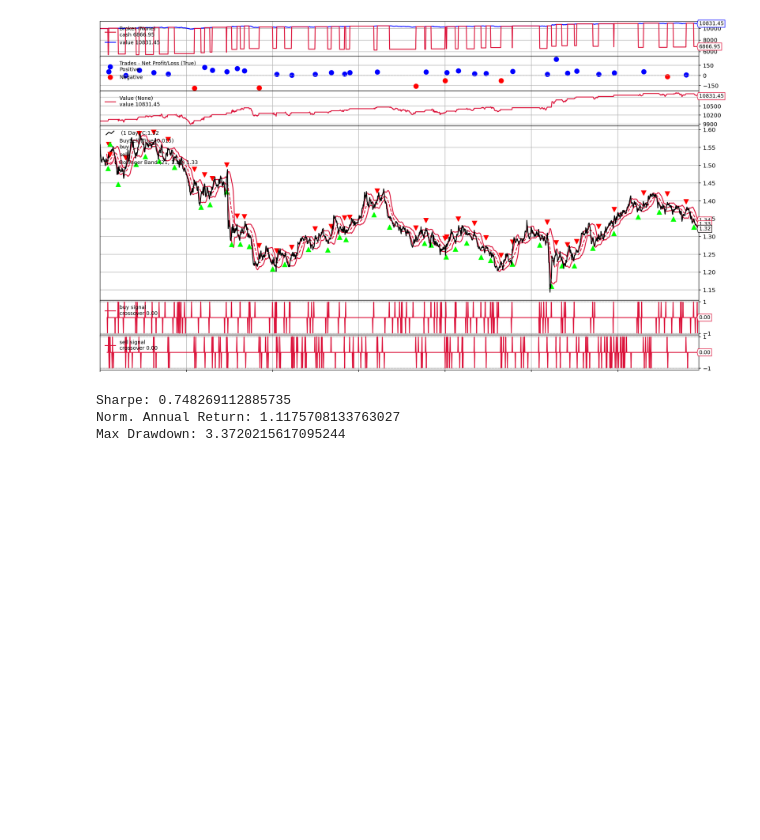
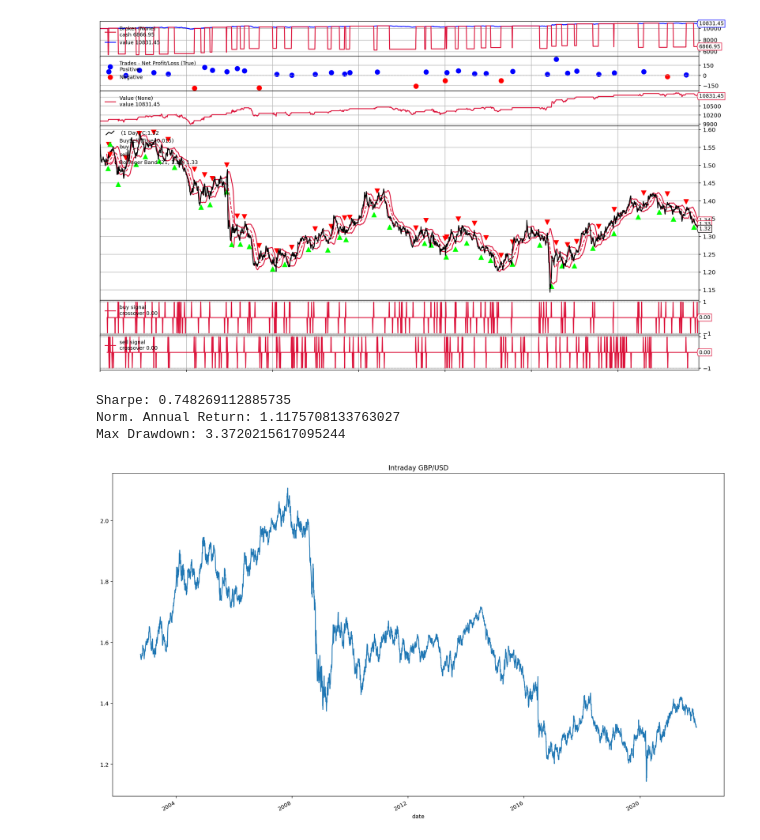
Before and after one commit to iamorlando/systematic_trader, a Jupyter notebook: notebooks/simple_strategy.ipynb, the cells around one changed output. Drawn from its saved outputs; the diff is of its cells as text; code cells hidden in the pictures; blank space fills up the shorter version.

```diff
--- a/notebooks/simple_strategy.ipynb
+++ b/notebooks/simple_strategy.ipynb
@@ -86,0 +92,11 @@ Max Drawdown: 3.3720215617095244
+# %%
+cc = ForeignExchange(key=API_KEY,output_format='pandas')
+# We will retrieve daily OHLC prices, Alpha vantage also contains intraday results which are difficult to come by elsewhere
+data_df, metadata_df = cc.get_currency_exchange_daily(from_symbol='GBP',to_symbol='USD', outputsize='full')
+#Plot what the data looks like
+data_df['4. close'].plot()
+plt.tight_layout()
+plt.title('Intraday GBP/USD')
+plt.show()
+# %% [output]
+[figure, added]
```
Also changed, not shown: parts of 2 cells of this notebook, 1 other file.
